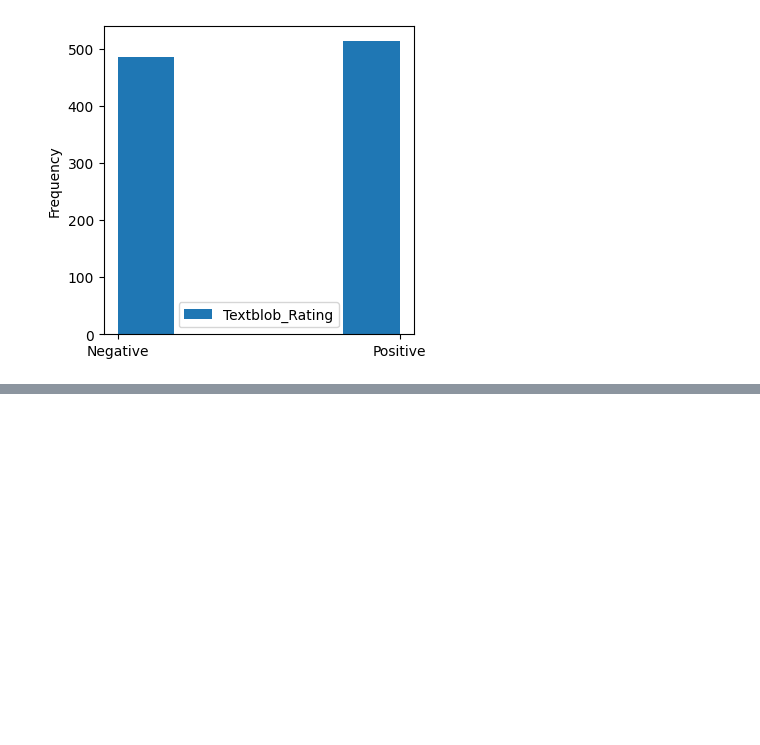
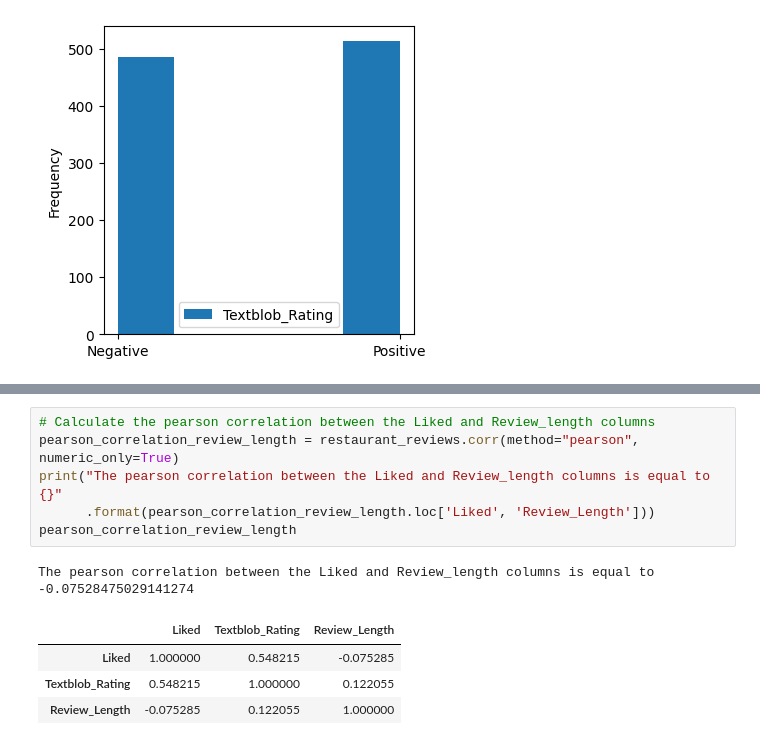
Before and after one commit to Kirollos-Hanna/NLP_Sentiment_Analysis_Project, a Jupyter notebook: RestaurantReviewSentimentAnalysis.ipynb, the cells around one changed output, grey strips where cells are left out. Drawn from its saved outputs; the diff is of its cells as text; blank space fills up the shorter version.

```diff
--- a/RestaurantReviewSentimentAnalysis.ipynb
+++ b/RestaurantReviewSentimentAnalysis.ipynb
@@ -91,0 +155,12 @@ plt.show()
+# %%
+# Calculate the pearson correlation between the Liked and Review_length columns
+pearson_correlation_review_length = restaurant_reviews.corr(method="pearson", numeric_only=True)
+print("The pearson correlation between the Liked and Review_length columns is equal to {}"
+      .format(pearson_correlation_review_length.loc['Liked', 'Review_Length']))
+pearson_correlation_review_length
+# %% [output]
+The pearson correlation between the Liked and Review_length columns is equal to -0.07528475029141274
+|  | Liked | Textblob_Rating | Review_Length |
+| Liked | 1.000000 | 0.548215 | -0.075285 |
+| Textblob_Rating | 0.548215 | 1.000000 | 0.122055 |
+| Review_Length | -0.075285 | 0.122055 | 1.000000 |
```
Also changed, not shown: parts of 6 cells of this notebook.
